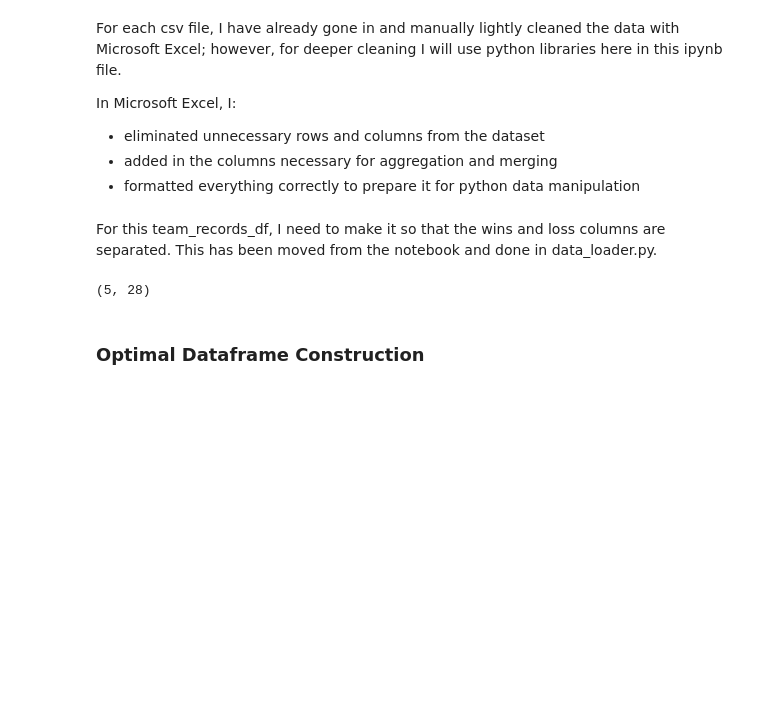
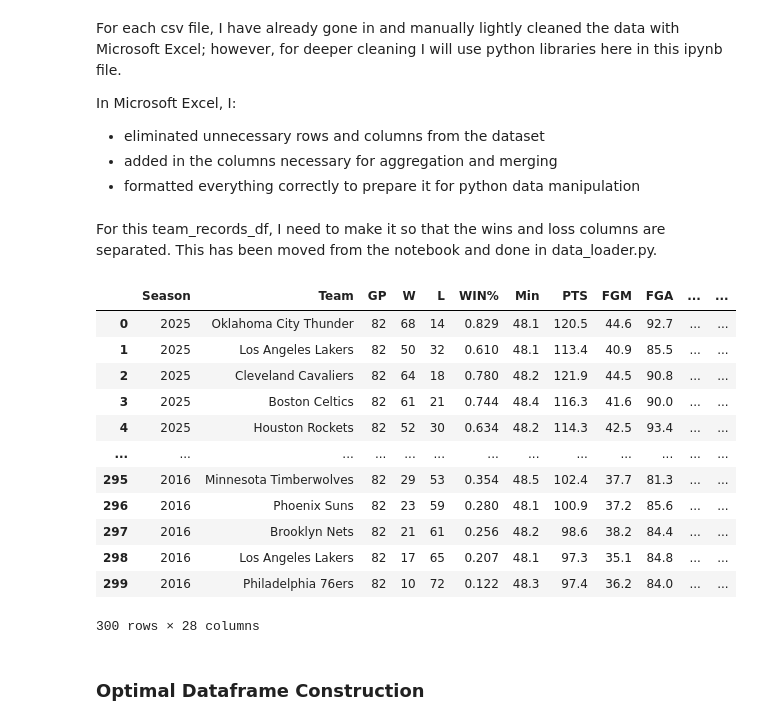
Before and after one commit to trustanprice/basketball-predictions, a Jupyter notebook: notebooks/01_data_cleaning.ipynb, the cells around one changed output. Drawn from its saved outputs; the diff is of its cells as text; code cells hidden in the pictures; blank space fills up the shorter version.

```diff
--- a/notebooks/01_data_cleaning.ipynb
+++ b/notebooks/01_data_cleaning.ipynb
@@ -66,8 +66,22 @@ For this team_records_df, I need to make it so that the wins and loss columns ar
 # %%
 team_stats_df = load_team_stats()
 team_stats_df.head().shape
+
+team_stats_df
 # %% [output]
+|  | Season | Team | GP | W | L | WIN% | Min | PTS | FGM | FGA | ... | ... |
+| 0 | 2025 | Oklahoma City Thunder | 82 | 68 | 14 | 0.829 | 48.1 | 120.5 | 44.6 | 92.7 | ... | ... |
+| 1 | 2025 | Los Angeles Lakers | 82 | 50 | 32 | 0.610 | 48.1 | 113.4 | 40.9 | 85.5 | ... | ... |
+| 2 | 2025 | Cleveland Cavaliers | 82 | 64 | 18 | 0.780 | 48.2 | 121.9 | 44.5 | 90.8 | ... | ... |
+| 3 | 2025 | Boston Celtics | 82 | 61 | 21 | 0.744 | 48.4 | 116.3 | 41.6 | 90.0 | ... | ... |
+| 4 | 2025 | Houston Rockets | 82 | 52 | 30 | 0.634 | 48.2 | 114.3 | 42.5 | 93.4 | ... | ... |
+| ... | ... | ... | ... | ... | ... | ... | ... | ... | ... | ... | ... | ... |
+| 295 | 2016 | Minnesota Timberwolves | 82 | 29 | 53 | 0.354 | 48.5 | 102.4 | 37.7 | 81.3 | ... | ... |
+| 296 | 2016 | Phoenix Suns | 82 | 23 | 59 | 0.280 | 48.1 | 100.9 | 37.2 | 85.6 | ... | ... |
+| 297 | 2016 | Brooklyn Nets | 82 | 21 | 61 | 0.256 | 48.2 | 98.6 | 38.2 | 84.4 | ... | ... |
+| 298 | 2016 | Los Angeles Lakers | 82 | 17 | 65 | 0.207 | 48.1 | 97.3 | 35.1 | 84.8 | ... | ... |
+| 299 | 2016 | Philadelphia 76ers | 82 | 10 | 72 | 0.122 | 48.3 | 97.4 | 36.2 | 84.0 | ... | ... |
-(5, 28)
+300 rows × 28 columns
 # %% [markdown]
 ### Optimal Dataframe Construction
 # %% [markdown]
```
Also changed, not shown: parts of 14 cells of this notebook, 7 other files.
